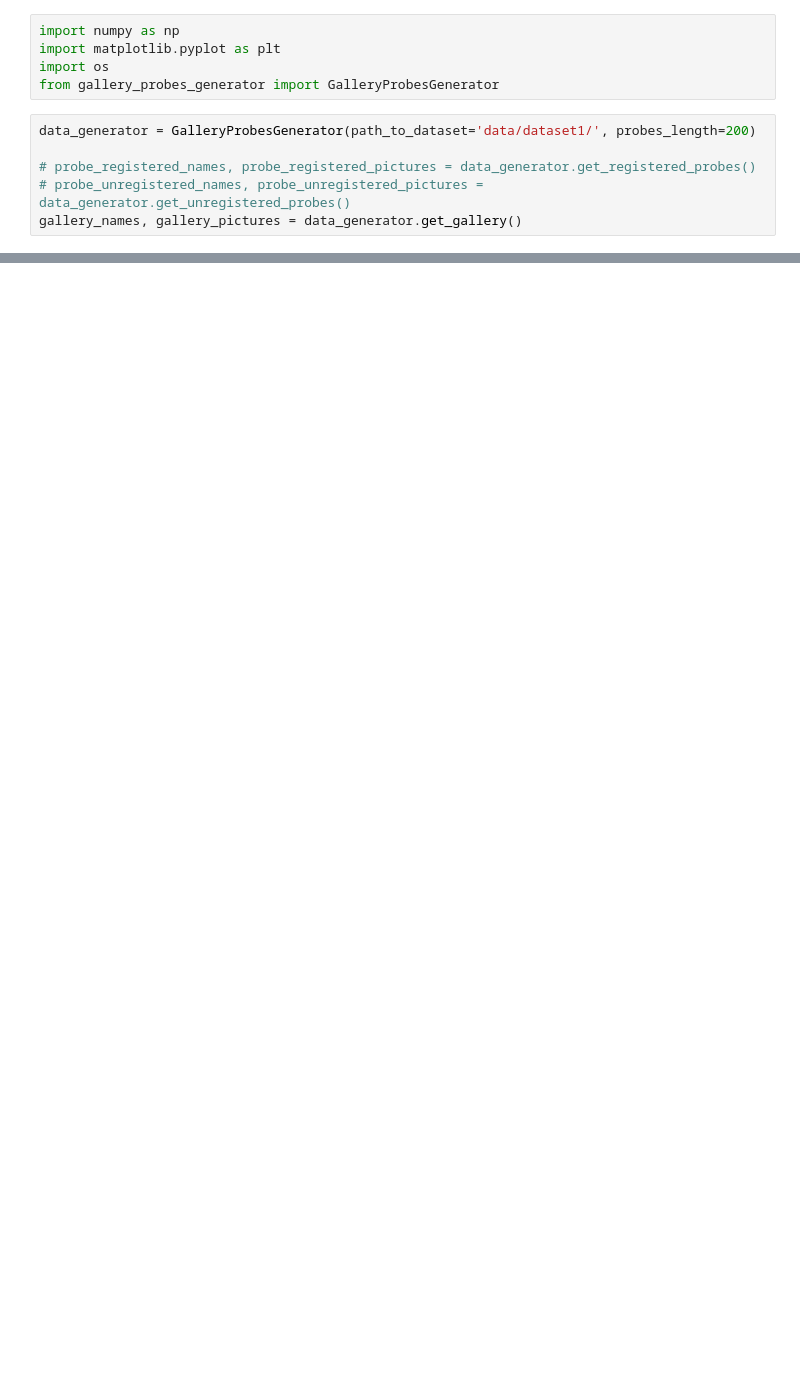
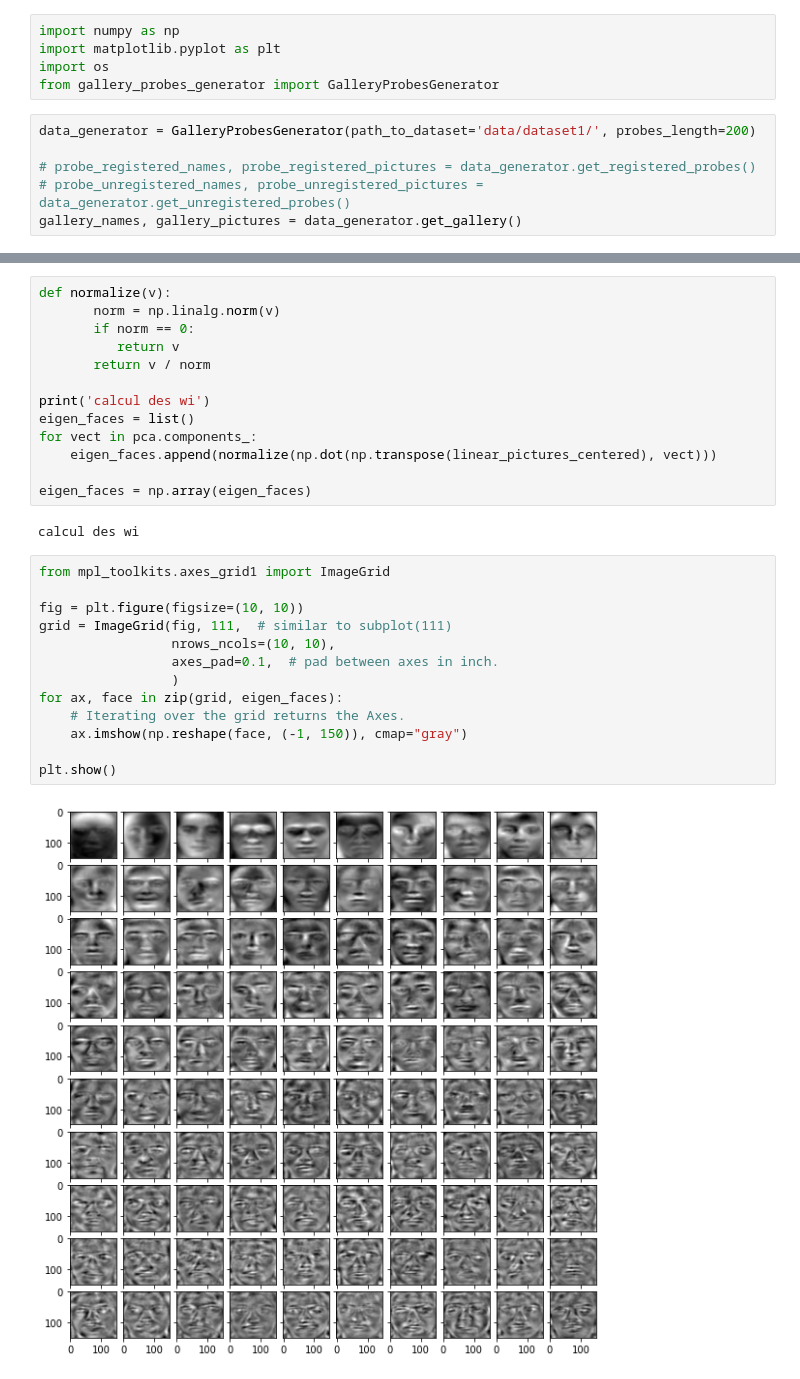
Before and after one commit to bastiendlf/code_project_ODATA, a Jupyter notebook: eigenface_notebook.ipynb, the cells around one changed output, grey strips where cells are left out. Cells and saved outputs as stored; diff of their text form; blank space fills up the shorter version.

Commit message:
fonctional eigenfaces now need to computes coefs of eigenfaces and store them in dataset

```diff
--- a/eigenface_notebook.ipynb
+++ b/eigenface_notebook.ipynb
@@ -27 +46,31 @@ mean_face = plt.imshow(np.reshape(meanPoint, (-1, 150)))
+# %%
+def normalize(v):
+       norm = np.linalg.norm(v)
+       if norm == 0:
+          return v
+       return v / norm
+
+print('calcul des wi')
+eigen_faces = list()
+for vect in pca.components_:
+    eigen_faces.append(normalize(np.dot(np.transpose(linear_pictures_centered), vect)))
+
+eigen_faces = np.array(eigen_faces)
+# %% [output]
+calcul des wi
+# %%
+from mpl_toolkits.axes_grid1 import ImageGrid
+
+fig = plt.figure(figsize=(10, 10))
+grid = ImageGrid(fig, 111,  # similar to subplot(111)
+                 nrows_ncols=(10, 10),
+                 axes_pad=0.1,  # pad between axes in inch.
+                 )
+for ax, face in zip(grid, eigen_faces):
+    # Iterating over the grid returns the Axes.
+    ax.imshow(np.reshape(face, (-1, 150)), cmap="gray")
+
+plt.show()
+# %% [output]
+[figure, added]
 # %%
```
Also changed, not shown: parts of 4 cells of this notebook.
